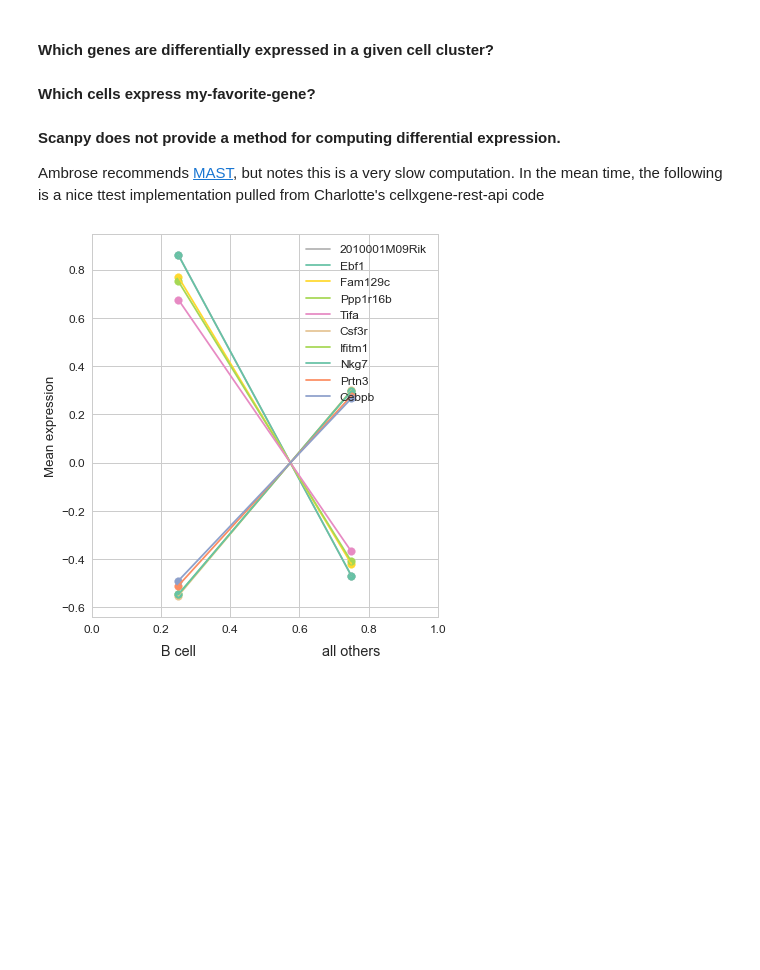
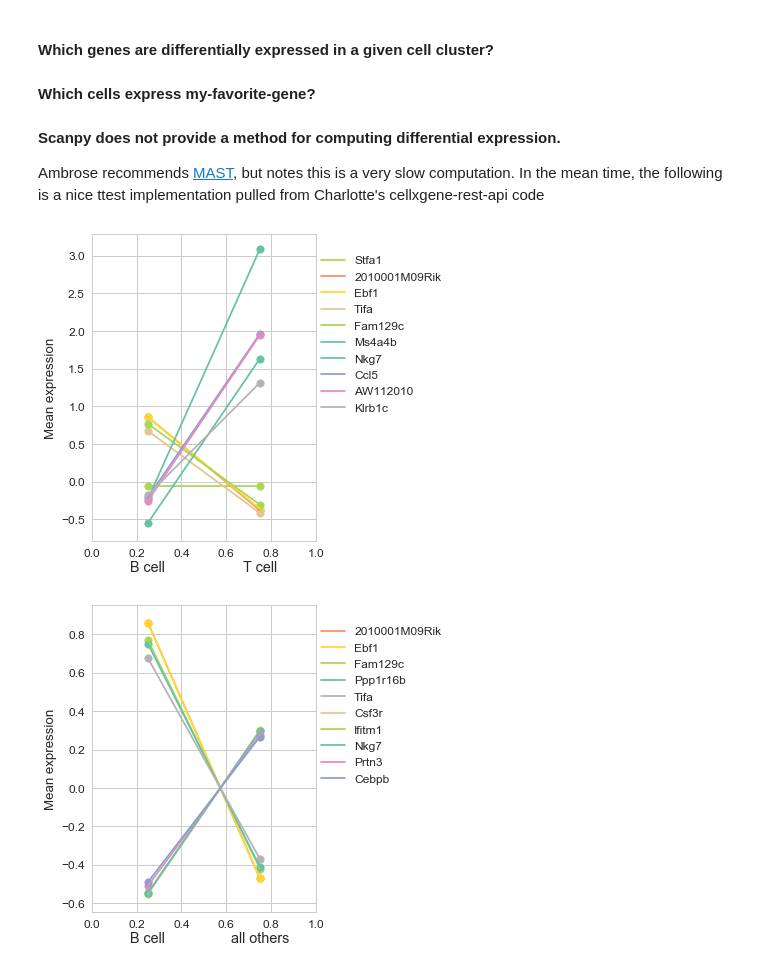
Before and after one commit to chanzuckerberg/cellxgene-compbio-methods, a Jupyter notebook: tabula-muris/bone-marrow-scanpy.ipynb, the cells around one changed output. Cells and saved outputs as stored; diff of their text form; code cells hidden in the pictures; blank space fills up the shorter version.

```diff
--- a/tabula-muris/bone-marrow-scanpy.ipynb
+++ b/tabula-muris/bone-marrow-scanpy.ipynb
@@ -31,8 +32,8 @@ from timeit import timeit
 sns.set(style='whitegrid', palette='Set2', font_scale=1.3)
 # %%
 colors = ["#511EA8", "#482BB6", "#4039C3", "#3F4ACA", "#3E5CD0", "#416CCE", "#447CCD", "#4989C4", "#4E96BC", "#559FB0", "#5DA8A4", "#66AE96", "#6FB388", "#7AB77C", "#85BA6F", "#91BC64", "#9DBE5A", "#AABD53", "#B6BD4B", "#C2BA46", "#CDB642", "#D6B03F", "#DDA83C", "#E29D39", "#E69036", "#E67F33", "#E56D30", "#E2592C", "#DF4428", "#DC2F24"]
-cmap = LinearSegmentedColormap.from_list('cmap', colors)
-palette = sns.color_palette(colors[::2], n_colors=15)
+cmap = LinearSegmentedColormap.from_list('cmap', colors, N=len(colors))
+palette = sns.color_palette(colors)
 sns.set(style='whitegrid', palette=palette, font_scale=1.2)
 
 sns.palplot(palette)
@@ -43,6 +44,7 @@ def assign_colors(vals, cmap=cmap):
         cmap = cm.get_cmap(cmap)
     vals = set(vals)
     nvals = len(vals)
+
     colors = [cmap(i/nvals) for i in range(nvals)]
 
     return { val: colors[i] for i,val in enumerate(vals) }
@@ -112,5 +112,5 @@ Their 'seurat' recipe for count normalization includes:
     pp.scale(adata, max_value=10) # center + scale
 '''
 
-adata = sc.pp.recipe_seurat(rawdata, plot=True, copy=True)
+adata = sc.pp.recipe_seurat(rawdata, copy=True)
 # %% [output]
@@ -269,0 +159,6 @@ sc.tl.tsne(demo)
+# %%
+ax = sns.countplot(adata.obs['louvain'], order = adata.obs['louvain'].value_counts().index, color = cmap(.2))
+ax.set_xlabel('Cluster ID')
+ax.set_title('Cluster assignments in original data')
+plt.show()
+plt.clf()
@@ -372,34 +335,36 @@ def compare_cell_sets(adata, cluster1_label, cluster2_label=None, cluster_key='l
     full_de = diffexp(cluster1, cluster2,genes=genes, num_genes=5)
     de = pd.DataFrame(full_de['celllist1']).append(pd.DataFrame(full_de['celllist2']))
     de.rename(columns={'mean_expression_cellset1': cluster1_label,
                        'mean_expression_cellset2': cluster2_label},
              inplace=True)
     de = de.set_index('topgenes')
 
-    fig, ax = plt.subplots(figsize=(6, 6))
+    fig, ax = plt.subplots(figsize=(6, 5))
     pval_cutoff = 0.001
 
     colors = assign_colors(set(de.index.values), 'Set2')
     for gene, vals in de.iterrows():
         c = colors[gene]
         x1, x2 = 0.25, 0.75
         y1, y2 = vals[cluster1_label], vals[cluster2_label]
         ax.scatter(x1, y1, s=60, c=c)
         ax.scatter(x2, y2, s=60, c=c)
         ax.plot([0.25, 0.75], [vals[cluster1_label], vals[cluster2_label]], c=c, label=gene)
 
     ax.text(0.25, -0.1, cluster1_label,transform=ax.transAxes, ha='center')
     ax.text(0.75,-0.1, cluster2_label, transform=ax.transAxes, ha='center')
     ax.set_ylabel('Mean expression')
-    plt.legend(loc=1)
+    plt.legend(loc=(1,.4), bbox_transform=ax.transAxes,)
 
     ax.set_xlim(0,1)
     plt.tight_layout()
     plt.show()
     return full_de
 
 # compare_cell_sets(adata, '0', None)
 
-B_cell_de = compare_cell_sets(adata, 'B cell', cluster_key='cell_type')
+B_T_cell = compare_cell_sets(adata, 'B cell', 'T cell', cluster_key='cell_type')
+B_cell = compare_cell_sets(adata, 'B cell', cluster_key='cell_type')
 # %% [output]
-[figure, old version]
+[figure, new version]
+[figure, added]
```
Also changed, not shown: parts of 19 cells of this notebook, 1 other file.
